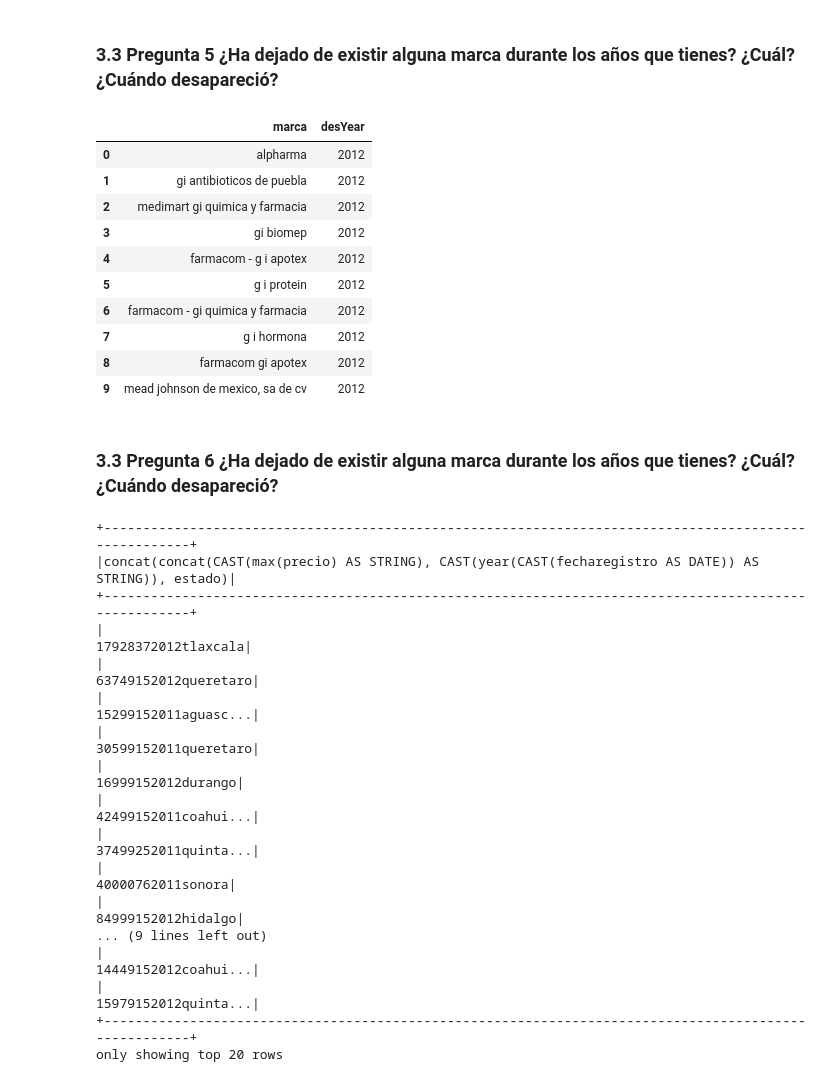
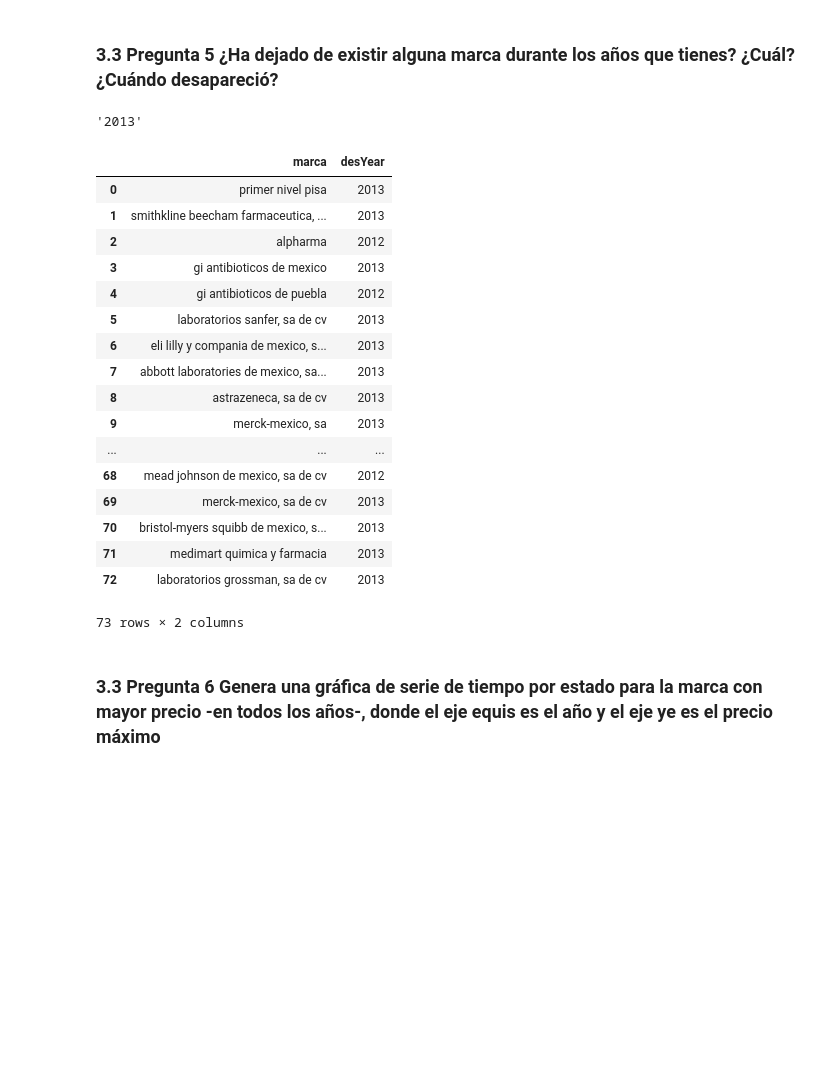
Before and after one commit to urielmminon/liliproyecto1, a Jupyter notebook: Parte3.ipynb, the cells around one changed output. Drawn from its saved outputs; the diff is of its cells as text; code cells hidden in the pictures; blank space fills up the shorter version.

```diff
--- a/Parte3.ipynb
+++ b/Parte3.ipynb
@@ -141,48 +150,41 @@ spark.sql("SELECT marca, COUNT(marca) AS observaciones FROM profecoDfMed GROUP B
 # %%
 # Obtener el año máximo
 maxYears =spark.sql("SELECT MAX(year(fecharegistro)) AS year FROM profecoDfMed").rdd.flatMap(lambda x: x).collect()
-maxYears=str(years[0])
+maxYears=str(maxYears[0])
+# %%
+maxYears
+# %% [output]
+'2013'
 # %%
 spark.sql("SELECT DISTINCT marca, MAX(year(fecharegistro)) AS maxYear  \
           FROM profecoDfMed \
           GROUP BY marca").createOrReplaceTempView("profecoDistMarcYear")
 # %%
 # Marca y año que desapareció
-spark.sql("SELECT marca, maxYear+1 AS desYear FROM profecoDistMarcYear WHERE maxYear<{0}".format(maxYear)).toPandas()
+spark.sql("SELECT marca, maxYear+1 AS desYear FROM profecoDistMarcYear WHERE maxYear<{0}".format(maxYears)).toPandas()
 # %% [output]
 |  | marca | desYear |
-| 0 | alpharma | 2012 |
-| 1 | gi antibioticos de puebla | 2012 |
-| 2 | medimart gi quimica y farmacia | 2012 |
-| 3 | gi biomep | 2012 |
-| 4 | farmacom - g i apotex | 2012 |
-| 5 | g i protein | 2012 |
-| 6 | farmacom - gi quimica y farmacia | 2012 |
-| 7 | g i hormona | 2012 |
-| 8 | farmacom gi apotex | 2012 |
-| 9 | mead johnson de mexico, sa de cv | 2012 |
+| 0 | primer nivel pisa | 2013 |
+| 1 | smithkline beecham farmaceutica, ... | 2013 |
+| 2 | alpharma | 2012 |
+| 3 | gi antibioticos de mexico | 2013 |
+| 4 | gi antibioticos de puebla | 2012 |
+| 5 | laboratorios sanfer, sa de cv | 2013 |
+| 6 | eli lilly y compania de mexico, s... | 2013 |
+| 7 | abbott laboratories de mexico, sa... | 2013 |
+| 8 | astrazeneca, sa de cv | 2013 |
+| 9 | merck-mexico, sa | 2013 |
+| ... | ... | ... |
+| 68 | mead johnson de mexico, sa de cv | 2012 |
+| 69 | merck-mexico, sa de cv | 2013 |
+| 70 | bristol-myers squibb de mexico, s... | 2013 |
+| 71 | medimart quimica y farmacia | 2013 |
+| 72 | laboratorios grossman, sa de cv | 2013 |
+73 rows × 2 columns
 # %%
 # Crear Vista profecoDistMarcYear
 profecoDfParquet.createOrReplaceTempView("profecoDistMarcYear")
-# %% [markdown]
-### 3.3 Pregunta 6 ¿Ha dejado de existir alguna marca durante los años que tienes? ¿Cuál? ¿Cuándo desapareció?
+# %% [markdown]
+### 3.3 Pregunta 6 Genera una gráfica de serie de tiempo por estado para la marca con mayor precio -en todos los años-, donde el eje equis es el año y el eje ye es el precio máximo
 # %%
-spark.sql("SELECT MAX(precio)||YEAR(fecharegistro)||estado FROM profecoDistMarcYear GROUP BY estado, YEAR(fecharegistro)").show()
+datos_grafica = spark.sql("SELECT MAX(precio), estado FROM profecoDfMed GROUP BY estado")
-# %% [output]
-+------------------------------------------------------------------------------------------------------+
-|concat(concat(CAST(max(precio) AS STRING), CAST(year(CAST(fecharegistro AS DATE)) AS STRING)), estado)|
-+------------------------------------------------------------------------------------------------------+
-|                                                                                   17928372012tlaxcala|
-|                                                                                  63749152012queretaro|
-|                                                                                  15299152011aguasc...|
-|                                                                                  30599152011queretaro|
-|                                                                                    16999152012durango|
-|                                                                                  42499152011coahui...|
-|                                                                                  37499252011quinta...|
-|                                                                                     40000762011sonora|
-|                                                                                    84999152012hidalgo|
-... (9 lines left out)
-|                                                                                  14449152012coahui...|
-|                                                                                  15979152012quinta...|
-+------------------------------------------------------------------------------------------------------+
-only showing top 20 rows
```
Also changed, not shown: parts of 14 cells of this notebook.
